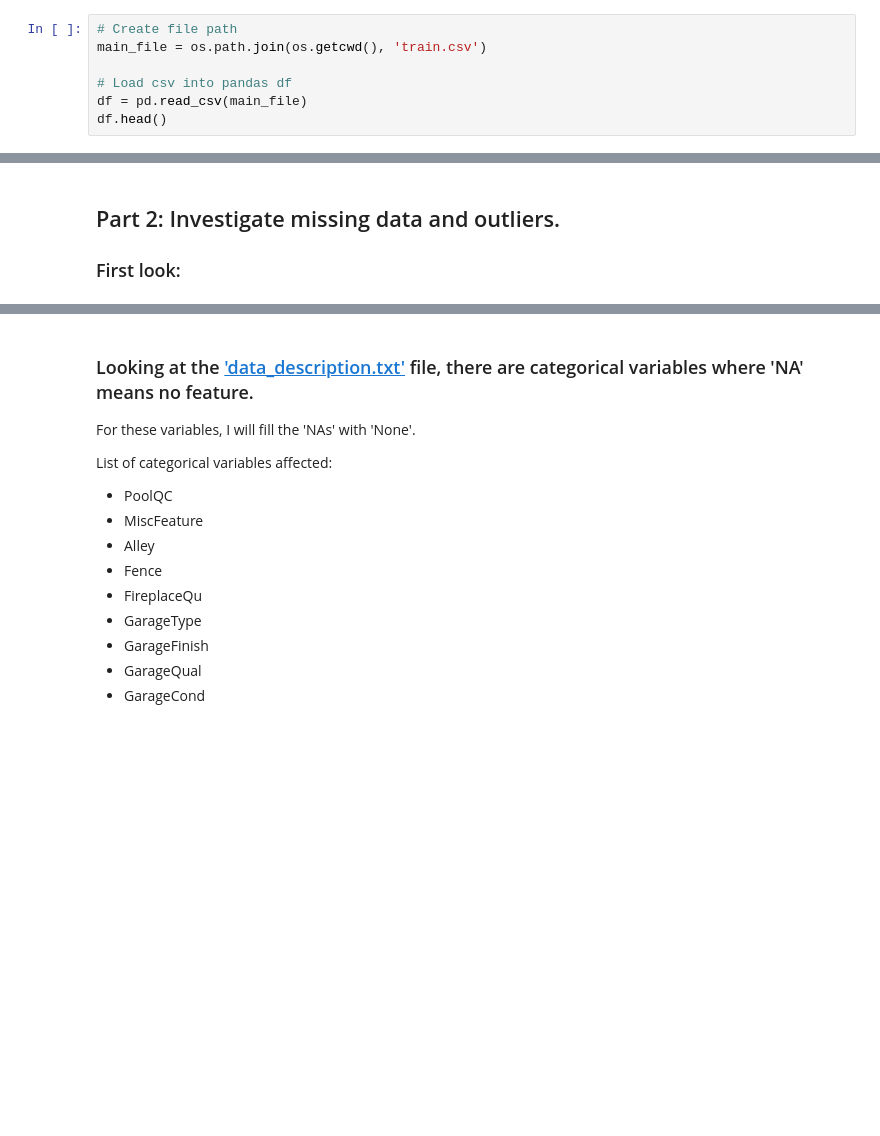
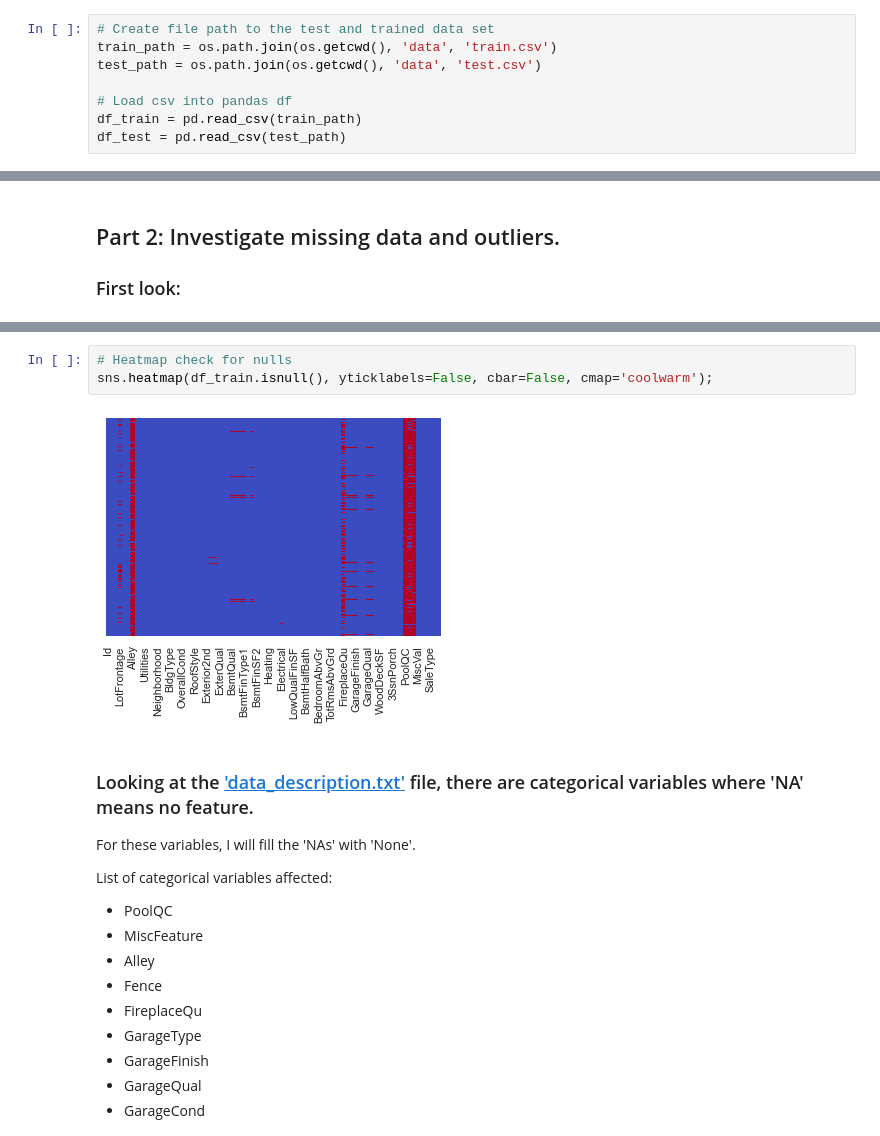
Before and after one commit to DrakeData/House_Price_EDA, a Jupyter notebook: MSDS422_Assignment1.ipynb, the cells around one changed output, grey strips where cells are left out. Cells and saved outputs as stored; diff of their text form; blank space fills up the shorter version.

Commit message:
code cleans up test data

```diff
--- a/MSDS422_Assignment1.ipynb
+++ b/MSDS422_Assignment1.ipynb
@@ -19,9 +19,10 @@ sns.set()
 # %% [markdown]
 ## Import Data
 # %%
-# Create file path
-main_file = os.path.join(os.getcwd(), 'train.csv')
+# Create file path to the test and trained data set
+train_path = os.path.join(os.getcwd(), 'data', 'train.csv')
+test_path = os.path.join(os.getcwd(), 'data', 'test.csv')
 
 # Load csv into pandas df
-df = pd.read_csv(main_file)
-df.head()
+df_train = pd.read_csv(train_path)
+df_test = pd.read_csv(test_path)
@@ -99,6 +112,11 @@ nulls_df.sort_values(by=['NAs'], ascending=False)
 | MasVnrArea | 8 |
 | MasVnrType | 8 |
 | Electrical | 1 |
+# %%
+# Heatmap check for nulls
+sns.heatmap(df_train.isnull(), yticklabels=False, cbar=False, cmap='coolwarm');
+# %% [output]
+[figure, added]
 # %% [markdown]
 ### Looking at the ['data_description.txt'](https://github.com/DrakeData/House_Price_EDA/blob/sandbox/data_description.txt) file, there are categorical variables where 'NA' means no feature.
 
```
Also changed, not shown: parts of 37 cells of this notebook, 4 other files.
